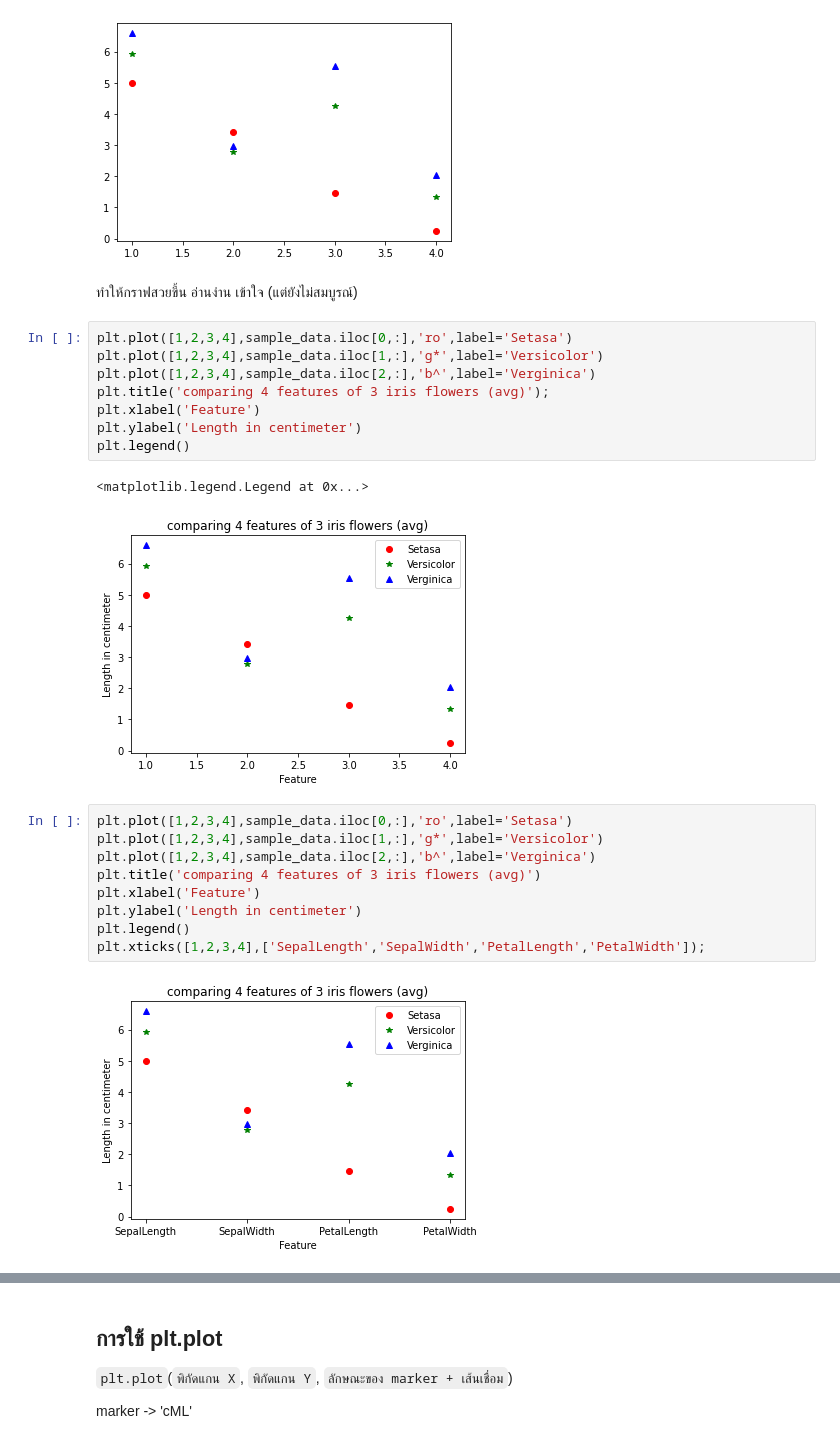
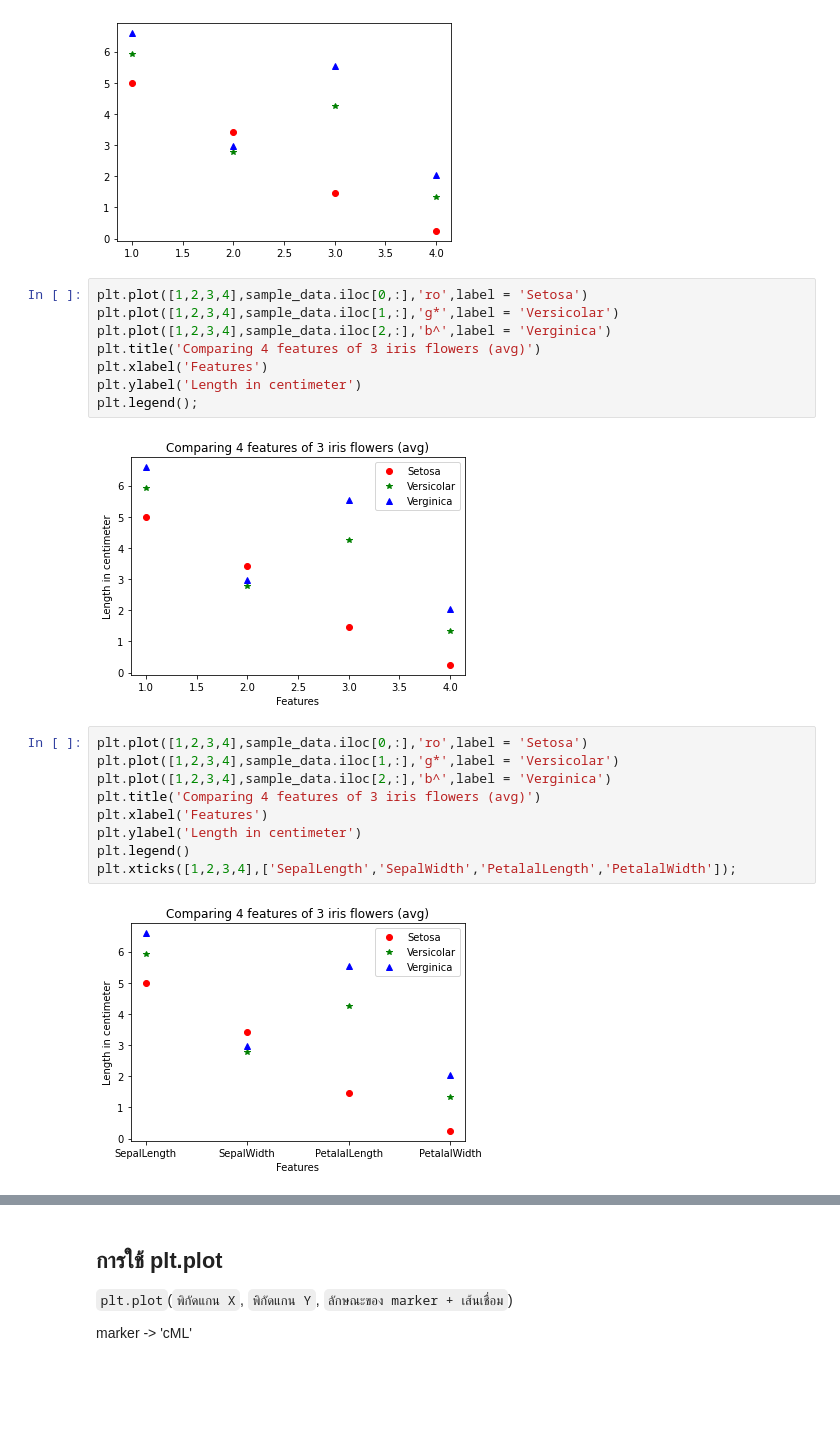
Before and after one commit to nannthd/BasicProg_DataViz65, a Jupyter notebook: DataViz04_Data_Comparison.ipynb, the cells around one changed output, grey strips where cells are left out. Saved outputs shown, nothing was run; the diff lists cells and outputs as text; blank space fills up the shorter version.

```diff
--- a/DataViz04_Data_Comparison.ipynb
+++ b/DataViz04_Data_Comparison.ipynb
@@ -48,30 +48,27 @@ plt.plot([1,2,3,4],sample_data.iloc[2,:],'b^')
 # %% [output]
 [<matplotlib.lines.Line2D at 0x...>]
 [figure]
-# %% [markdown]
-ทำให้กราฟสวยขึ้น อ่านง่าน เข้าใจ (แต่ยังไม่สมบูรณ์)
 # %%
-plt.plot([1,2,3,4],sample_data.iloc[0,:],'ro',label='Setasa')
-plt.plot([1,2,3,4],sample_data.iloc[1,:],'g*',label='Versicolor')
-plt.plot([1,2,3,4],sample_data.iloc[2,:],'b^',label='Verginica')
-plt.title('comparing 4 features of 3 iris flowers (avg)');
-plt.xlabel('Feature')
+plt.plot([1,2,3,4],sample_data.iloc[0,:],'ro',label = 'Setosa')
+plt.plot([1,2,3,4],sample_data.iloc[1,:],'g*',label = 'Versicolar')
+plt.plot([1,2,3,4],sample_data.iloc[2,:],'b^',label = 'Verginica')
+plt.title('Comparing 4 features of 3 iris flowers (avg)')
+plt.xlabel('Features')
 plt.ylabel('Length in centimeter')
-plt.legend()
+plt.legend();
 # %% [output]
-<matplotlib.legend.Legend at 0x...>
 [figure]
 # %%
-plt.plot([1,2,3,4],sample_data.iloc[0,:],'ro',label='Setasa')
-plt.plot([1,2,3,4],sample_data.iloc[1,:],'g*',label='Versicolor')
-plt.plot([1,2,3,4],sample_data.iloc[2,:],'b^',label='Verginica')
-plt.title('comparing 4 features of 3 iris flowers (avg)')
-plt.xlabel('Feature')
+plt.plot([1,2,3,4],sample_data.iloc[0,:],'ro',label = 'Setosa')
+plt.plot([1,2,3,4],sample_data.iloc[1,:],'g*',label = 'Versicolar')
+plt.plot([1,2,3,4],sample_data.iloc[2,:],'b^',label = 'Verginica')
+plt.title('Comparing 4 features of 3 iris flowers (avg)')
+plt.xlabel('Features')
 plt.ylabel('Length in centimeter')
 plt.legend()
-plt.xticks([1,2,3,4],['SepalLength','SepalWidth','PetalLength','PetalWidth']);
+plt.xticks([1,2,3,4],['SepalLength','SepalWidth','PetalalLength','PetalalWidth']);
 # %% [output]
-[figure, old version]
+[figure, new version]
 # %%
 plt.plot([1,2,3,4],sample_data.iloc[0,:],'ro-')
 plt.plot([1,2,3,4],sample_data.iloc[1,:],'g*-')
```
Also changed, not shown: parts of 16 cells of this notebook.
